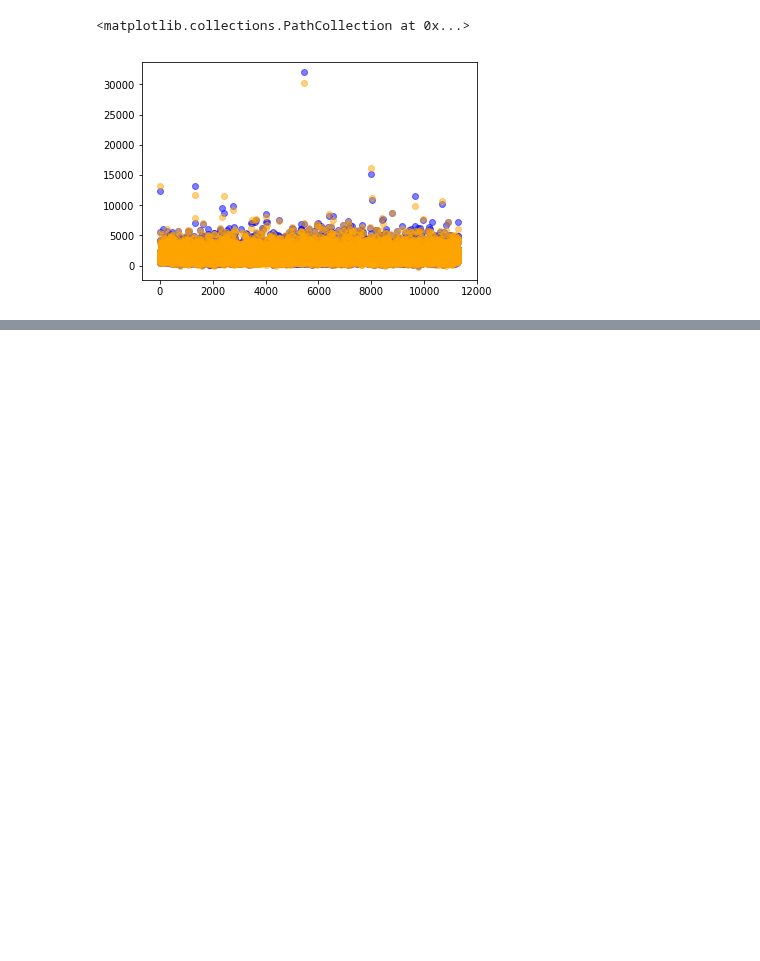
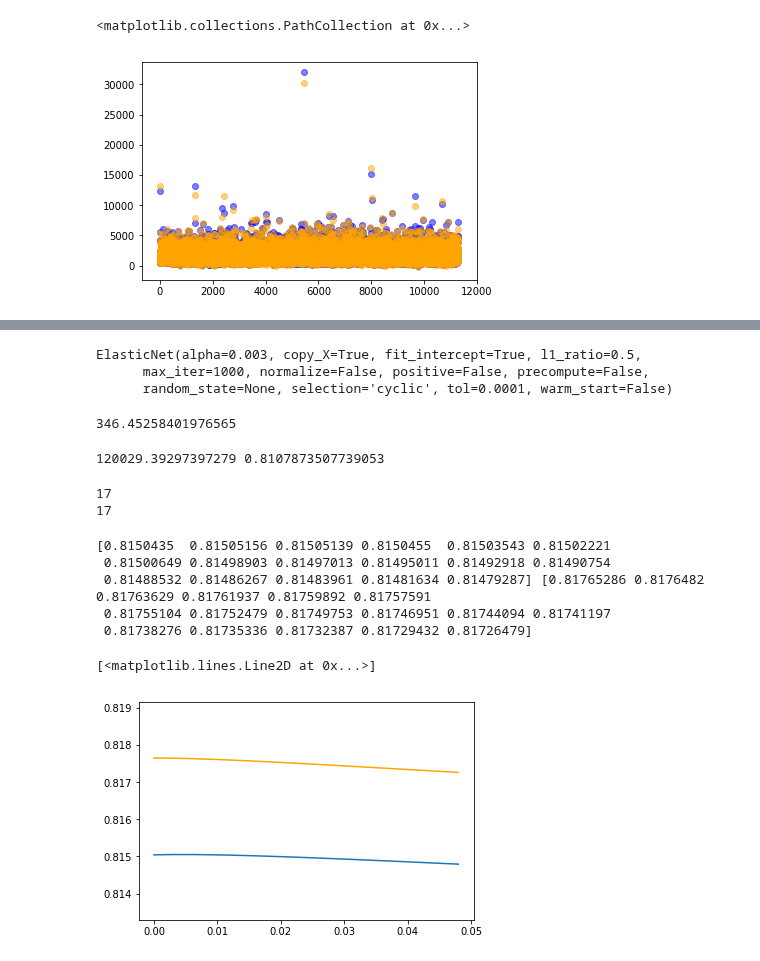
Before and after one commit to sigmanudude/ResidentialEnergyPrediction, a Jupyter notebook: Linearmodel_pricing.ipynb, the cells around one changed output, grey strips where cells are left out. Drawn from its saved outputs; the diff is of its cells as text; code cells hidden in the pictures; blank space fills up the shorter version.

```diff
--- a/Linearmodel_pricing.ipynb
+++ b/Linearmodel_pricing.ipynb
@@ -258,0 +234,11 @@ KeyboardInterrupt:
+# %%
+print(ebest)
+# %% [output]
+ElasticNet(alpha=0.003, copy_X=True, fit_intercept=True, l1_ratio=0.5,
+      max_iter=1000, normalize=False, positive=False, precompute=False,
+      random_state=None, selection='cyclic', tol=0.0001, warm_start=False)
+# %%
+RMSE = np.sqrt(mean_squared_error(y_test, predictions))
+print(RMSE)
+# %% [output]
+346.45258401976565
@@ -258,0 +253,25 @@ KeyboardInterrupt:
+# %%
+print(ebest_MSE,ebest_r2)
+# %% [output]
+120029.39297397279 0.8107873507739053
+# %%
+print(len(alpha))
+print(len(results_dict["mean_test_score"]))
+# %% [output]
+17
+17
+# %%
+results_dict=enet_grid.cv_results_
+print(results_dict["mean_test_score"],results_dict["mean_train_score"])
+plt.ylim(min(results_dict["mean_test_score"]-0.0015),max(results_dict["mean_train_score"]+0.0015))
+plt.plot(alpha,results_dict["mean_test_score"])
+plt.plot(alpha,results_dict["mean_train_score"],c='orange')
+#plt.ylim(0.8,.85)
+# %% [output]
+[0.8150435  0.81505156 0.81505139 0.8150455  0.81503543 0.81502221
+ 0.81500649 0.81498903 0.81497013 0.81495011 0.81492918 0.81490754
+ 0.81488532 0.81486267 0.81483961 0.81481634 0.81479287] [0.81765286 0.8176482  0.81763629 0.81761937 0.81759892 0.81757591
+ 0.81755104 0.81752479 0.81749753 0.81746951 0.81744094 0.81741197
+ 0.81738276 0.81735336 0.81732387 0.81729432 0.81726479]
+[<matplotlib.lines.Line2D at 0x...>]
+[figure, added]
```
Also changed, not shown: parts of 16 cells of this notebook, 1 other file.
